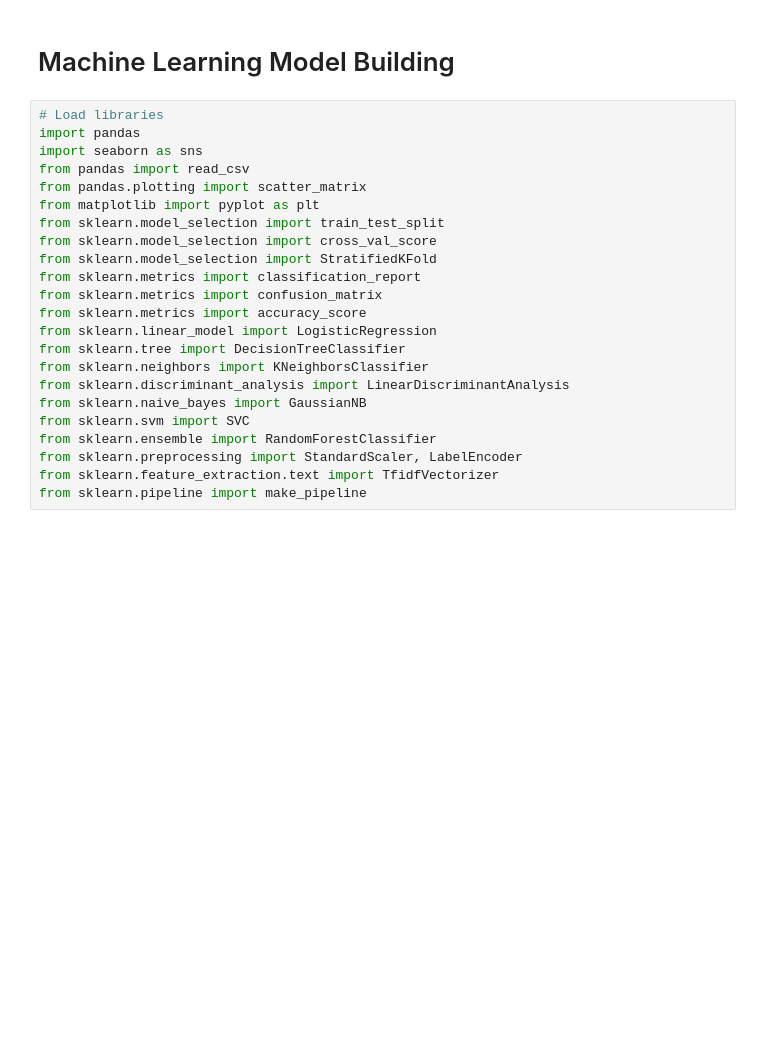
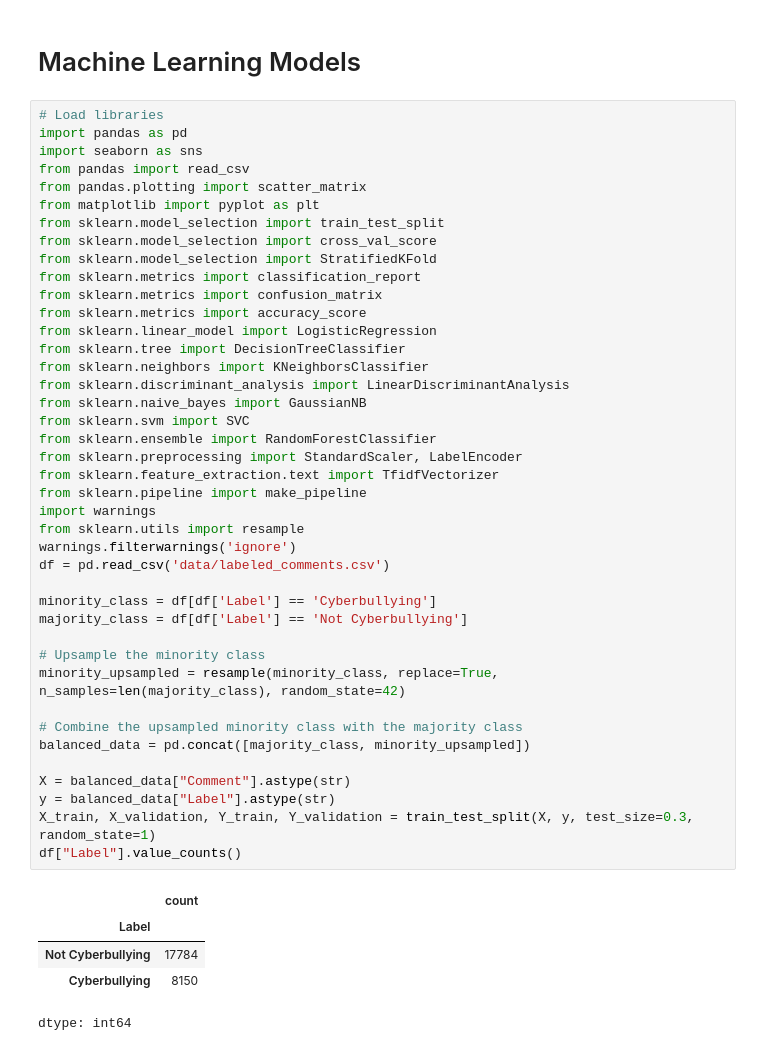
Before and after one commit to JThoe26/CB-identification-models-fall24, a Jupyter notebook: Machine Learning Models.ipynb, the cells around one changed output. Cells and saved outputs as stored; diff of their text form; blank space fills up the shorter version.

```diff
--- a/Machine Learning Models.ipynb
+++ b/Machine Learning Models.ipynb
@@ -1,25 +1,49 @@
 # %% [markdown]
-# Machine Learning Model Building
+# Machine Learning Models
 # %%
 # Load libraries
-import pandas
+import pandas as pd
 import seaborn as sns
 from pandas import read_csv
 from pandas.plotting import scatter_matrix
 from matplotlib import pyplot as plt
 from sklearn.model_selection import train_test_split
 from sklearn.model_selection import cross_val_score
 from sklearn.model_selection import StratifiedKFold
 from sklearn.metrics import classification_report
 from sklearn.metrics import confusion_matrix
 from sklearn.metrics import accuracy_score
 from sklearn.linear_model import LogisticRegression
 from sklearn.tree import DecisionTreeClassifier
 from sklearn.neighbors import KNeighborsClassifier
 from sklearn.discriminant_analysis import LinearDiscriminantAnalysis
 from sklearn.naive_bayes import GaussianNB
 from sklearn.svm import SVC
 from sklearn.ensemble import RandomForestClassifier
 from sklearn.preprocessing import StandardScaler, LabelEncoder
 from sklearn.feature_extraction.text import TfidfVectorizer
 from sklearn.pipeline import make_pipeline
+import warnings
+from sklearn.utils import resample
+warnings.filterwarnings('ignore')
+df = pd.read_csv('data/labeled_comments.csv')
+
+minority_class = df[df['Label'] == 'Cyberbullying']
+majority_class = df[df['Label'] == 'Not Cyberbullying']
+
+# Upsample the minority class
+minority_upsampled = resample(minority_class, replace=True, n_samples=len(majority_class), random_state=42)
+
+# Combine the upsampled minority class with the majority class
+balanced_data = pd.concat([majority_class, minority_upsampled])
+
+X = balanced_data["Comment"].astype(str)
+y = balanced_data["Label"].astype(str)
+X_train, X_validation, Y_train, Y_validation = train_test_split(X, y, test_size=0.3, random_state=1)
+df["Label"].value_counts()
+# %% [output]
+|  | count |
+| Label |  |
+| Not Cyberbullying | 17784 |
+| Cyberbullying | 8150 |
+dtype: int64
```
Also changed, not shown: parts of 17 cells of this notebook, 8 other files.
